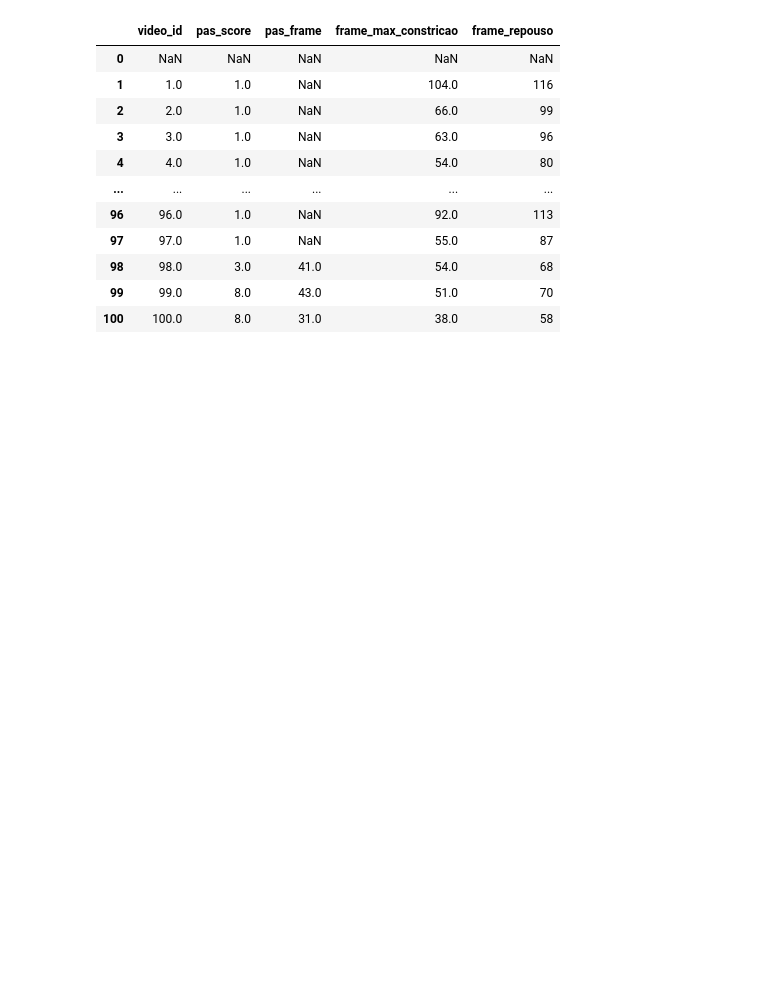
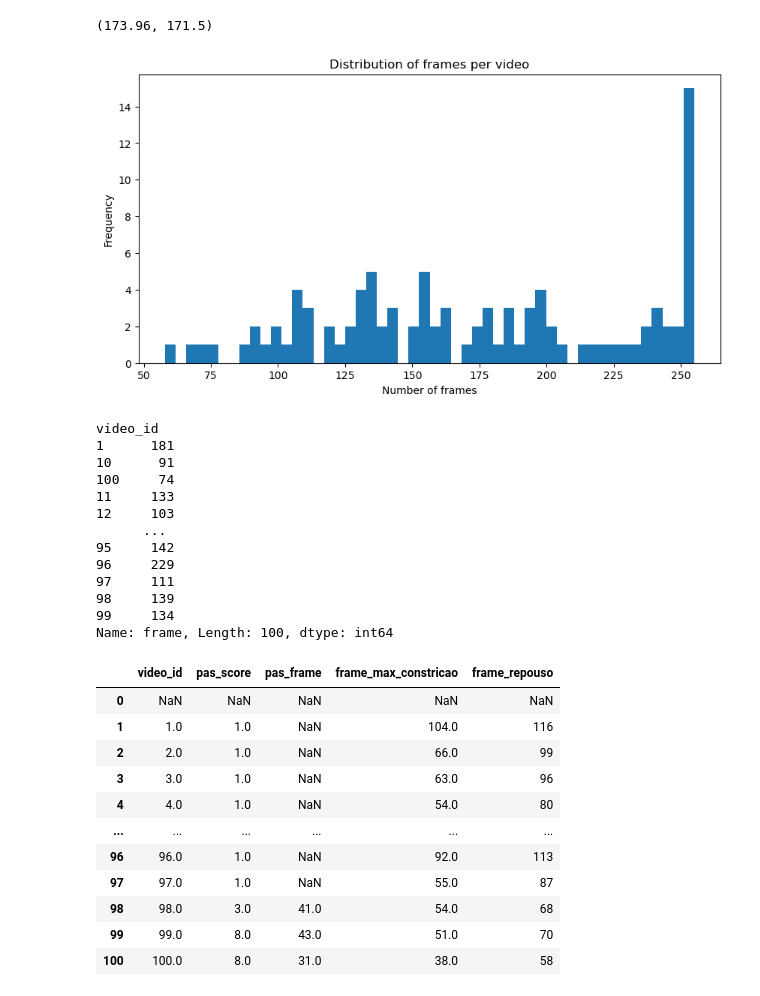
Before and after one commit to caioseda/data-synthesis-vfss, a Jupyter notebook: notebooks/create-image-dataset.ipynb, the cells around one changed output. Saved outputs shown, nothing was run; the diff lists cells and outputs as text; code cells hidden in the pictures; blank space fills up the shorter version.

```diff
--- a/notebooks/create-image-dataset.ipynb
+++ b/notebooks/create-image-dataset.ipynb
@@ -5,0 +8,10 @@ import numpy as np
+# %%
+files = pd.Series(os.listdir('../data/images/00000-all-frames-512'))
+files = (
+    files
+    .rename('filename')
+    .to_frame()
+)
+filename_splitted = files['filename'].str.split('_')
+files['video_id'], files['frame'] = filename_splitted.str[0], filename_splitted.str[2].str.strip('.png')
+files
@@ -6,3 +47,36 @@ import numpy as np
+# %%
+files['frame'] = files['frame'].astype(int)
+teste = files.groupby('video_id').frame.max()
+# %%
+teste.mean(), teste.median()
+# %% [output]
+(173.96, 171.5)
+# %%
+teste = files.groupby('video_id').frame.max()
+# Plot distribution of frames per video
+import matplotlib.pyplot as plt
+plt.figure(figsize=(10, 5))
+plt.hist(teste, bins=50)
+plt.title('Distribution of frames per video')
+plt.xlabel('Number of frames')
+plt.ylabel('Frequency')
+plt.show()
+teste
+# %% [output]
+[figure, added]
+video_id
+1      181
+10      91
+100     74
+11     133
+12     103
+      ...
+95     142
+96     229
+97     111
+98     139
+99     134
+Name: frame, Length: 100, dtype: int64
 # %%
 df_frames_pas = pd.read_excel('../data/rotulos/Frames e PAS.xlsx')
 df_frames_pas
```
Also changed, not shown: parts of 5 cells of this notebook, 1 other file.
